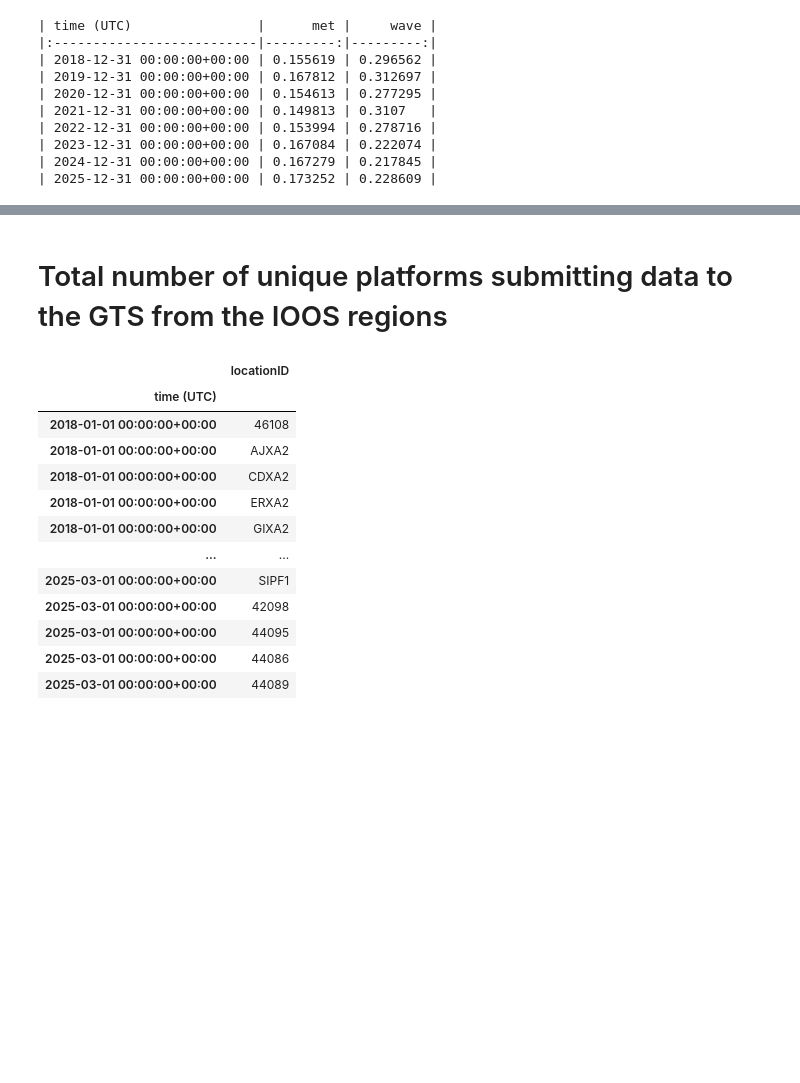
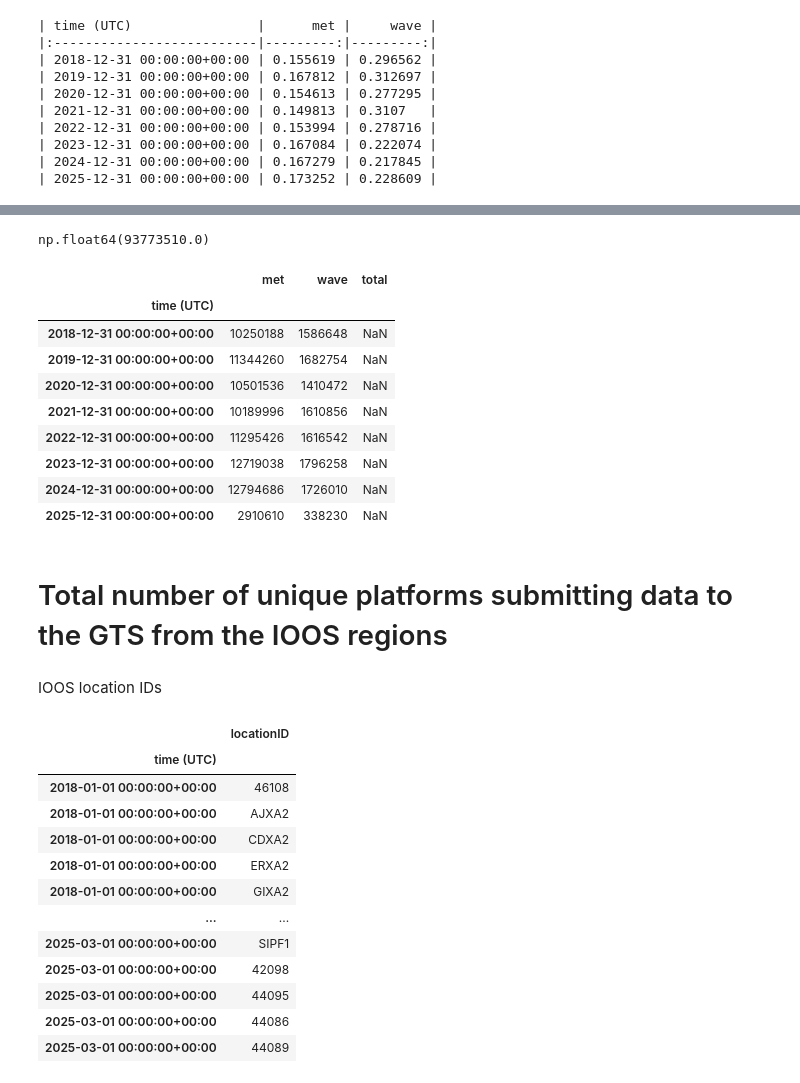
Before and after one commit to ioos/ioos_metrics, a Jupyter notebook: notebooks/IOOS_obs_2_NDBC.ipynb, the cells around one changed output, grey strips where cells are left out. Drawn from its saved outputs; the diff is of its cells as text; code cells hidden in the pictures; blank space fills up the shorter version.

```diff
--- a/notebooks/IOOS_obs_2_NDBC.ipynb
+++ b/notebooks/IOOS_obs_2_NDBC.ipynb
@@ -126,5 +158,26 @@ print(pcnt_obs_year.to_markdown())
+# %%
+yearly_totals.loc['IOOS'].sum().sum()
+# %% [output]
+np.float64(93773510.0)
+# %%
+yearly_totals.loc['IOOS','total'] = yearly_totals.loc['IOOS','met'] + yearly_totals.loc['IOOS','wave']
+
+yearly_totals.loc['IOOS']
+# %% [output]
+|  | met | wave | total |
+| time (UTC) |  |  |  |
+| 2018-12-31 00:00:00+00:00 | 10250188 | 1586648 | NaN |
+| 2019-12-31 00:00:00+00:00 | 11344260 | 1682754 | NaN |
+| 2020-12-31 00:00:00+00:00 | 10501536 | 1410472 | NaN |
+| 2021-12-31 00:00:00+00:00 | 10189996 | 1610856 | NaN |
+| 2022-12-31 00:00:00+00:00 | 11295426 | 1616542 | NaN |
+| 2023-12-31 00:00:00+00:00 | 12719038 | 1796258 | NaN |
+| 2024-12-31 00:00:00+00:00 | 12794686 | 1726010 | NaN |
+| 2025-12-31 00:00:00+00:00 | 2910610 | 338230 | NaN |
 # %% [markdown]
 # Total number of unique platforms submitting data to the GTS from the IOOS regions
+# %% [markdown]
+IOOS location IDs
 # %%
 df.loc[df['source']=='IOOS'].locationID
 # %% [output]
```
Also changed, not shown: parts of 33 cells of this notebook.
